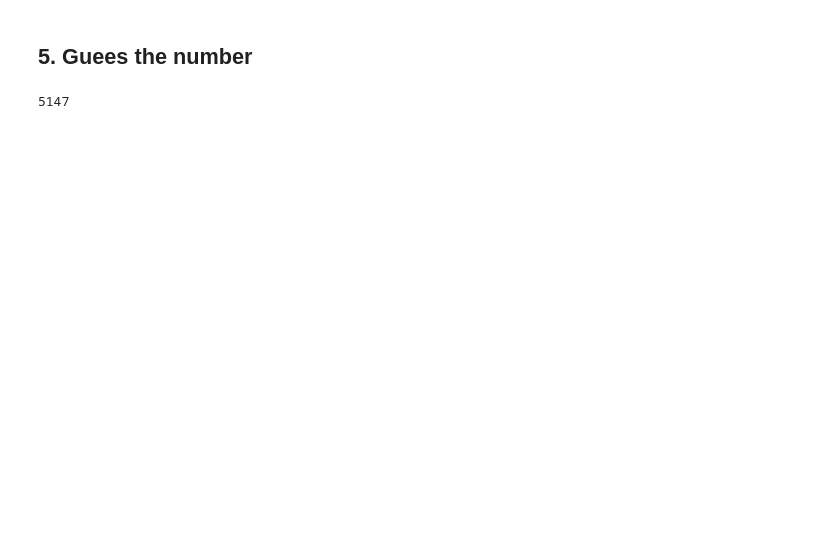
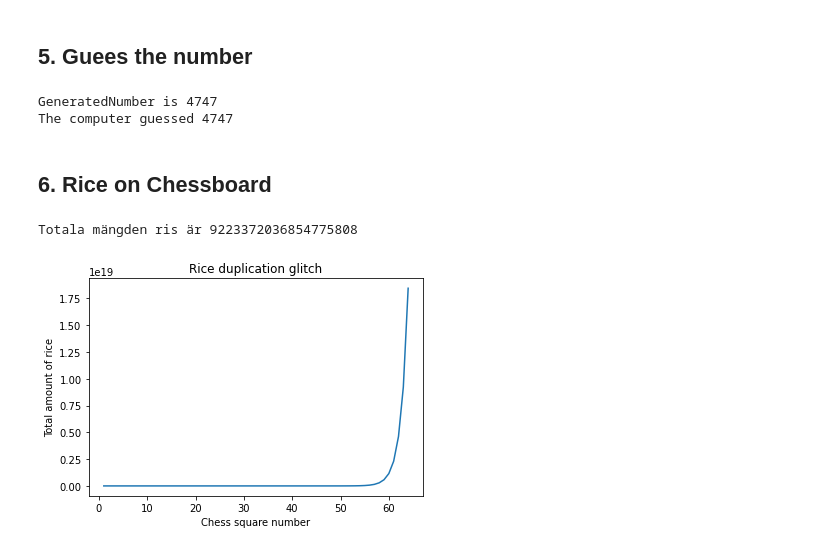
Before and after one commit to FabianAndersson17/python-programmering-Fabian-Adnersson, a Jupyter notebook: Exercises/exercise03.ipynb, the cells around one changed output. Drawn from its saved outputs; the diff is of its cells as text; code cells hidden in the pictures; blank space fills up the shorter version.

```diff
--- a/Exercises/exercise03.ipynb
+++ b/Exercises/exercise03.ipynb
@@ -131,9 +131,39 @@ print(product)
 import random as rnd
 
 generatedNumber = rnd.randint(1000, 10000)
-print(generatedNumber)
+guessedNumber = 0
 
 for i in range(1000, 10000):
-    print()
+    guessedNumber += 1
+    if guessedNumber == generatedNumber:
+        print(f"GeneratedNumber is {generatedNumber}")
+        print(f"The computer guessed {guessedNumber}")
+        break
 # %% [output]
-5147
+GeneratedNumber is 4747
+The computer guessed 4747
+# %% [markdown]
+## 6. Rice on Chessboard
+# %%
+import matplotlib.pyplot as plt
+import math
+
+amountOfRice = 1
+chessSquares = 1
+totalAmountOfRice = []
+
+for i in range(1, 64+1):
+    amountOfRice *= 2
+    chessSquares += 1
+    totalAmountOfRice.append(amountOfRice)
+    if chessSquares == 64:
+        print(f"Totala mängden ris är {amountOfRice}")
+
+plt.plot(range(1, 65), totalAmountOfRice)
+plt.xlabel("Chess square number")
+plt.ylabel("Total amount of rice")
+plt.title("Rice duplication glitch")
+plt.show()
+# %% [output]
+Totala mängden ris är 9223372036854775808
+[figure, added]
```
Also changed, not shown: parts of 1 cell of this notebook.
